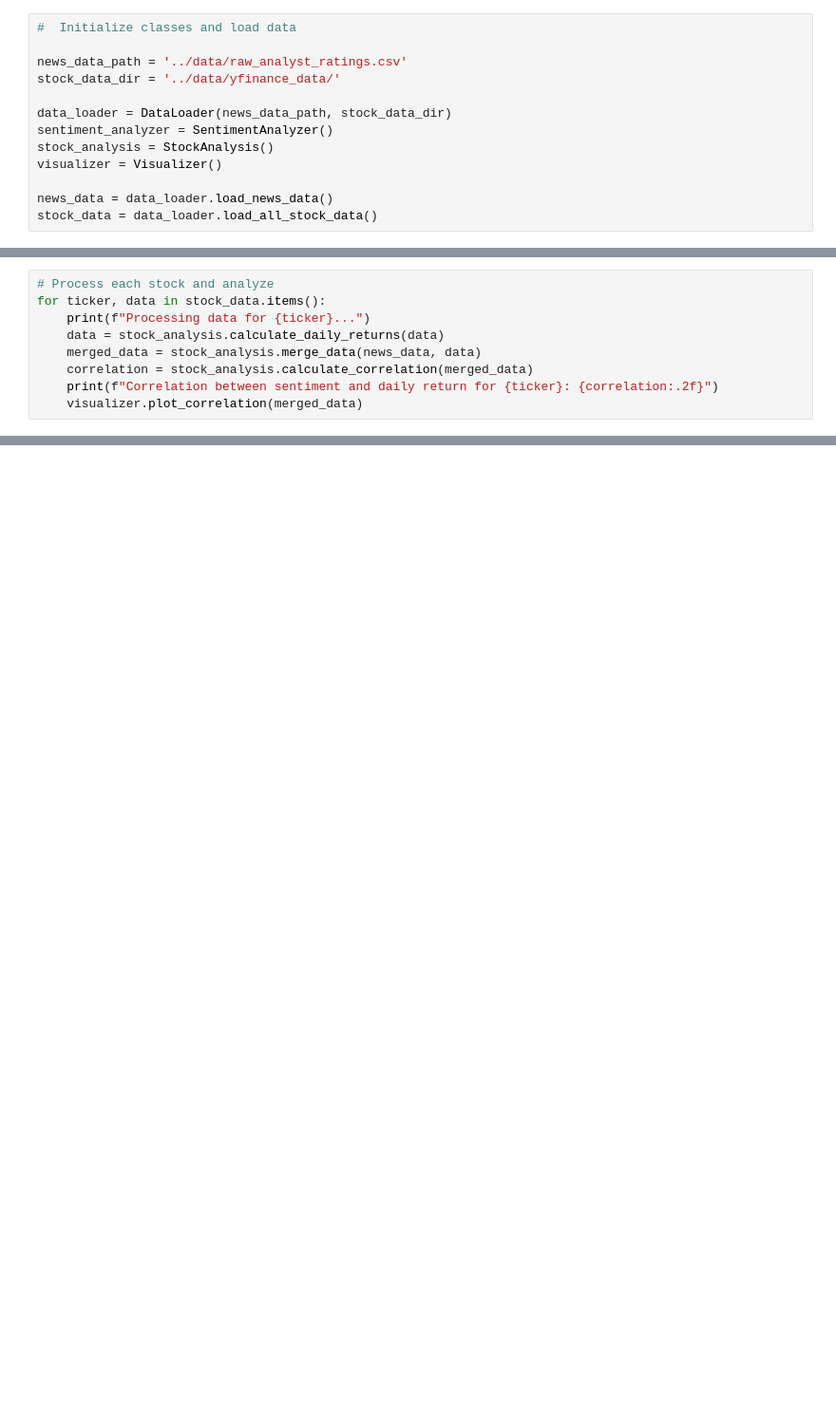
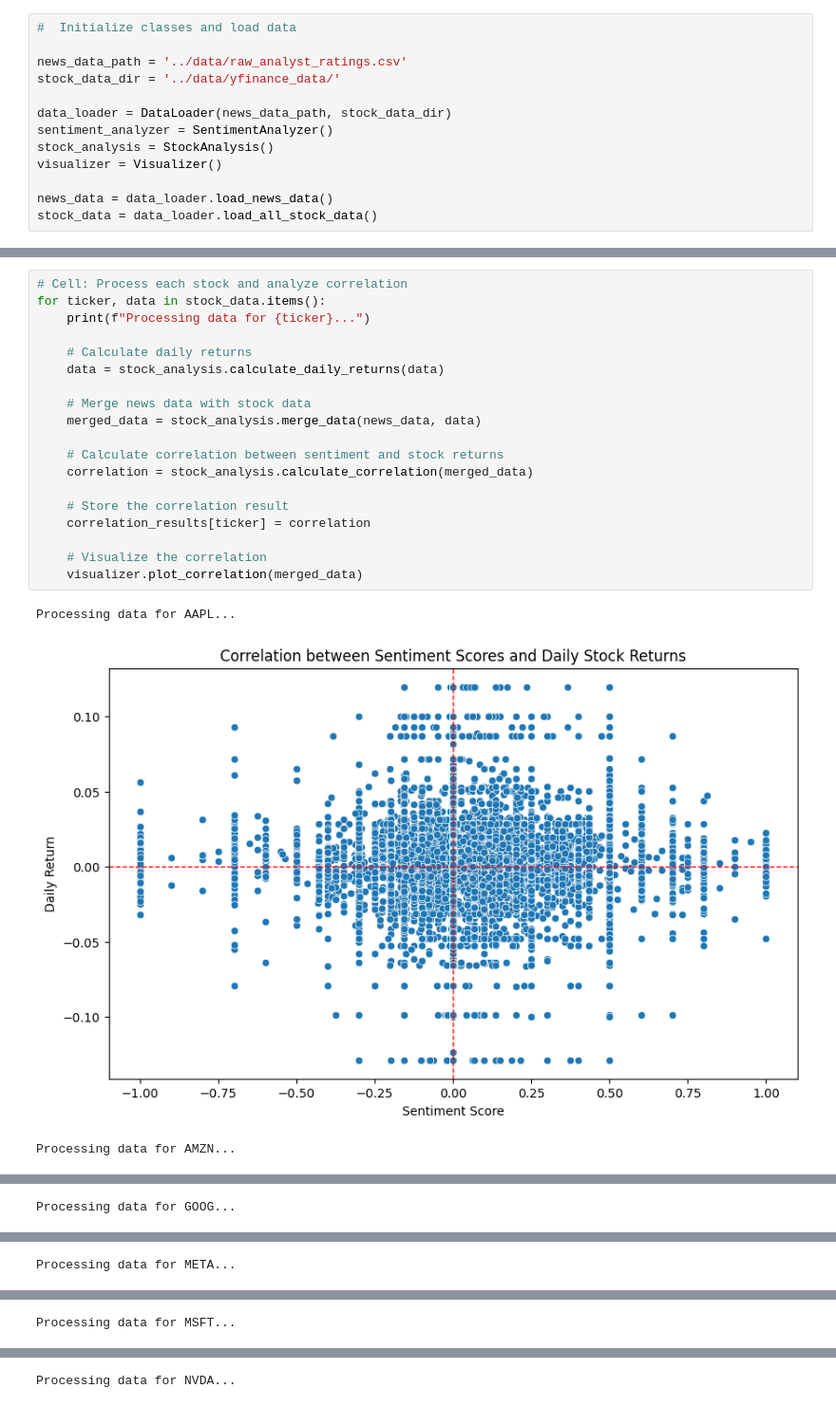
Before and after one commit to fsefu/financial-news-stock-analysis, a Jupyter notebook: notebooks/news_sentiment_correlation_analysis.ipynb, the cells around one changed output, grey strips where cells are left out. Shown at 95% size. Cells and saved outputs as stored; diff of their text form; blank space fills up the shorter version.

```diff
--- a/notebooks/news_sentiment_correlation_analysis.ipynb
+++ b/notebooks/news_sentiment_correlation_analysis.ipynb
@@ -30,9 +38,23 @@ news_data.head()
 # %%
-# Process each stock and analyze
+# Cell: Process each stock and analyze correlation
 for ticker, data in stock_data.items():
     print(f"Processing data for {ticker}...")
+
+    # Calculate daily returns
     data = stock_analysis.calculate_daily_returns(data)
+
+    # Merge news data with stock data
     merged_data = stock_analysis.merge_data(news_data, data)
+
+    # Calculate correlation between sentiment and stock returns
     correlation = stock_analysis.calculate_correlation(merged_data)
-    print(f"Correlation between sentiment and daily return for {ticker}: {correlation:.2f}")
+
+    # Store the correlation result
+    correlation_results[ticker] = correlation
+
+    # Visualize the correlation
     visualizer.plot_correlation(merged_data)
+# %% [output]
+Processing data for AAPL...
+[figure, added]
+Processing data for AMZN...
@@ -38,0 +62 @@ for ticker, data in stock_data.items():
+Processing data for GOOG...
@@ -38,0 +64 @@ for ticker, data in stock_data.items():
+Processing data for META...
@@ -38,0 +66 @@ for ticker, data in stock_data.items():
+Processing data for MSFT...
@@ -38,0 +68 @@ for ticker, data in stock_data.items():
+Processing data for NVDA...
```
Also changed, not shown: parts of 9 cells of this notebook, 8 other files.
